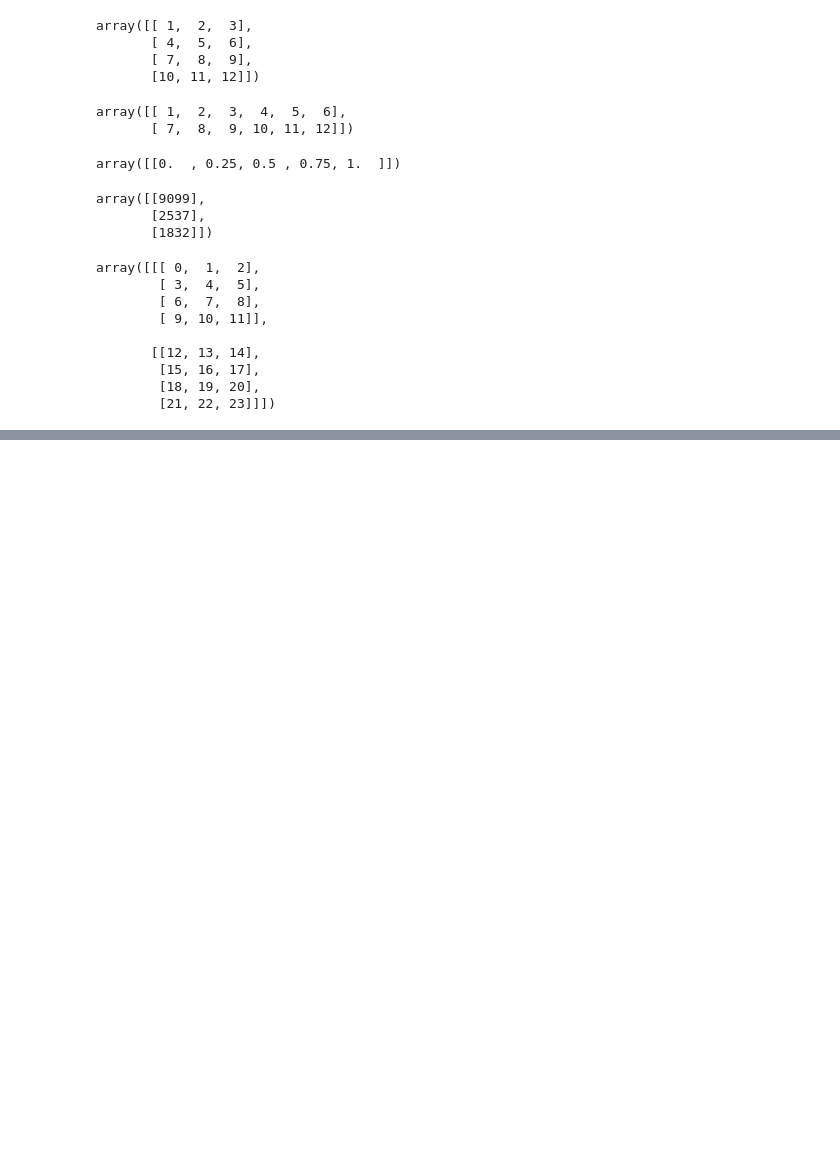
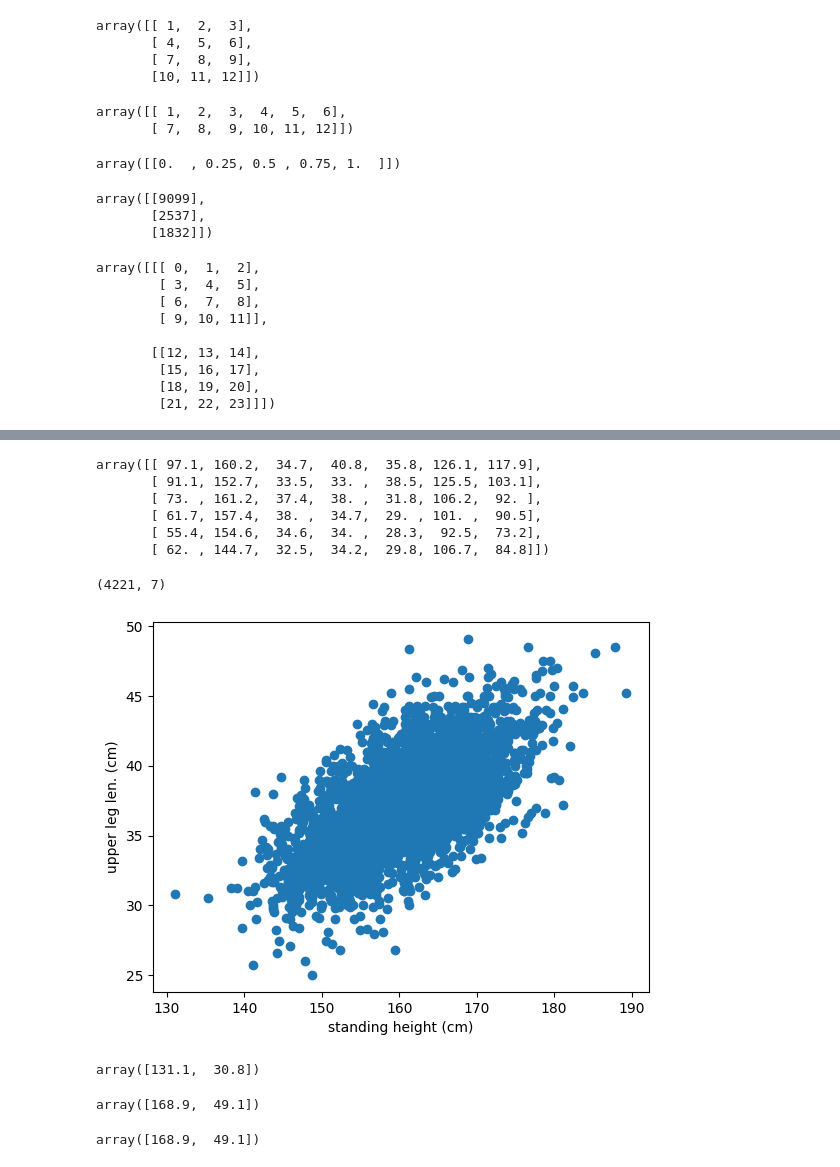
Before and after one commit to thanga-v2/Exploratory-Data-Analysis, a Jupyter notebook: datawrangling_py/4.Multi dimensional data.ipynb, the cells around one changed output, grey strips where cells are left out. Saved outputs shown, nothing was run; the diff lists cells and outputs as text; code cells hidden in the pictures; blank space fills up the shorter version.

```diff
--- a/datawrangling_py/4.Multi dimensional data.ipynb
+++ b/datawrangling_py/4.Multi dimensional data.ipynb
@@ -332,0 +343,38 @@ array([[[ 0,  1,  2],
+# %%
+body[:6,:]
+# %% [output]
+array([[ 97.1, 160.2,  34.7,  40.8,  35.8, 126.1, 117.9],
+       [ 91.1, 152.7,  33.5,  33. ,  38.5, 125.5, 103.1],
+       [ 73. , 161.2,  37.4,  38. ,  31.8, 106.2,  92. ],
+       [ 61.7, 157.4,  38. ,  34.7,  29. , 101. ,  90.5],
+       [ 55.4, 154.6,  34.6,  34. ,  28.3,  92.5,  73.2],
+       [ 62. , 144.7,  32.5,  34.2,  29.8, 106.7,  84.8]])
+# %%
+body.shape
+# %% [output]
+(4221, 7)
+# %%
+
+# visualizing the data
+
+import matplotlib.pyplot as plt
+
+plt.plot(body[:,1], body[:,3],"o")
+plt.xlabel(body_columns[1])
+plt.ylabel(body_columns[3])
+plt.show()
+# %% [output]
+[figure, added]
+# %%
+body[np.argmin(body[:, 1]), [1, 3]]
+# %% [output]
+array([131.1,  30.8])
+# %%
+# and here is the one with the greatest upper leg length:
+body[np.argmax(body[:, 3]), [1, 3]]
+# %% [output]
+array([168.9,  49.1])
+# %%
+body[np.argmax(body[:, 3]),[1,3]]
+# %% [output]
+array([168.9,  49.1])
```
Also changed, not shown: parts of 1 cell of this notebook.
